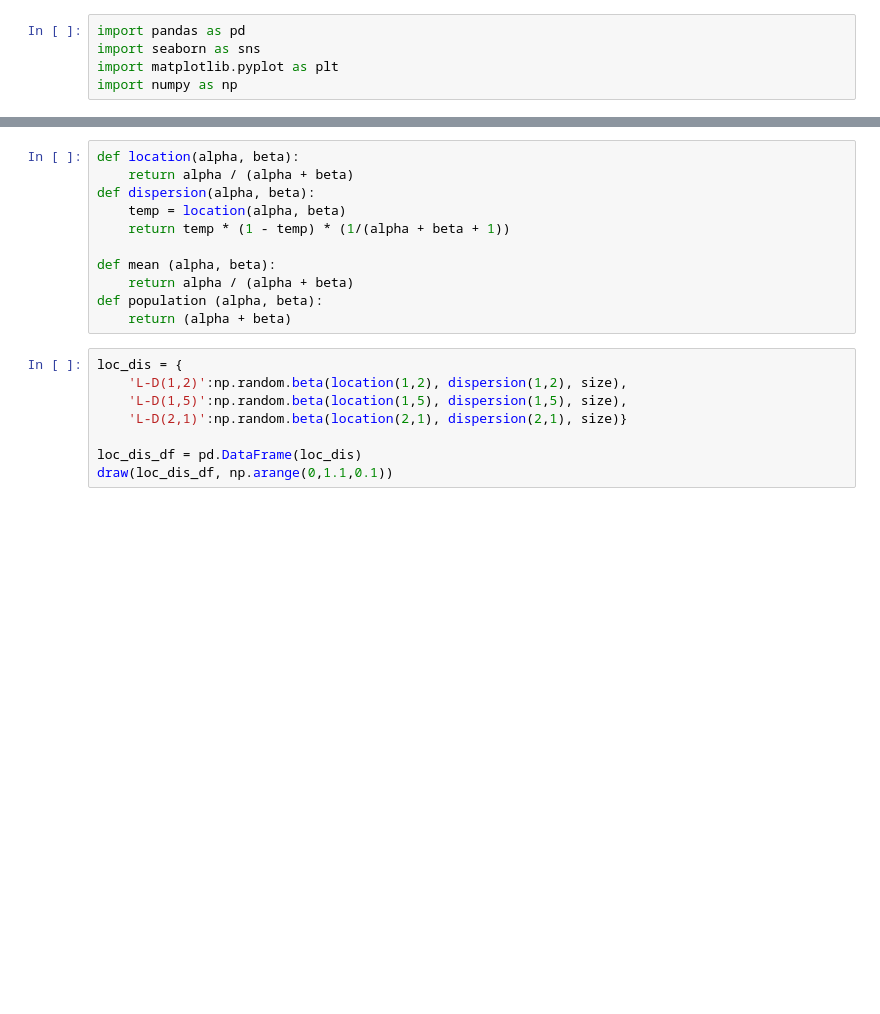
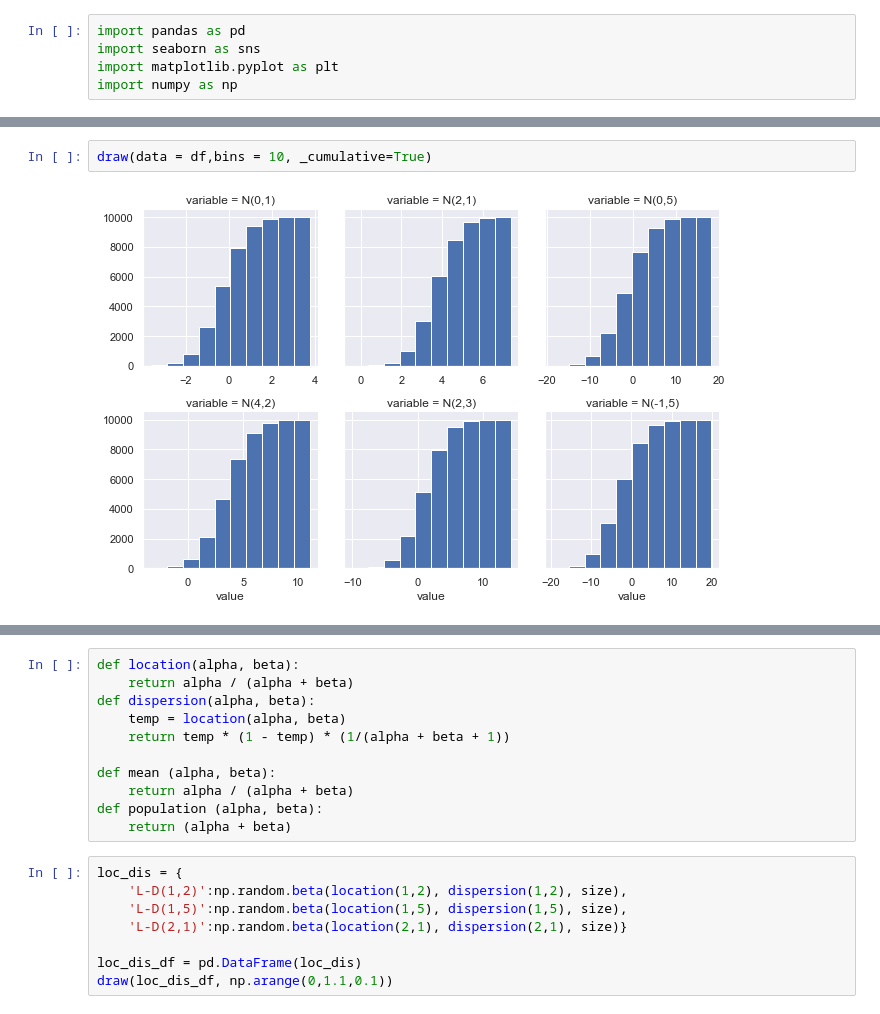
Before and after one commit to ChodkiewiczA/Data-Analytics, a Jupyter notebook: DA_lab2.ipynb, the cells around one changed output, grey strips where cells are left out. Drawn from its saved outputs; the diff is of its cells as text; blank space fills up the shorter version.

```diff
--- a/DA_lab2.ipynb
+++ b/DA_lab2.ipynb
@@ -32,3 +32,7 @@ draw(data = df,bins = 10)
+# %%
+draw(data = df,bins = 10, _cumulative=True)
+# %% [output]
+[figure, added]
 # %%
 from scipy.special import expit
 
```
Also changed, not shown: parts of 56 cells of this notebook, 10 other files.
